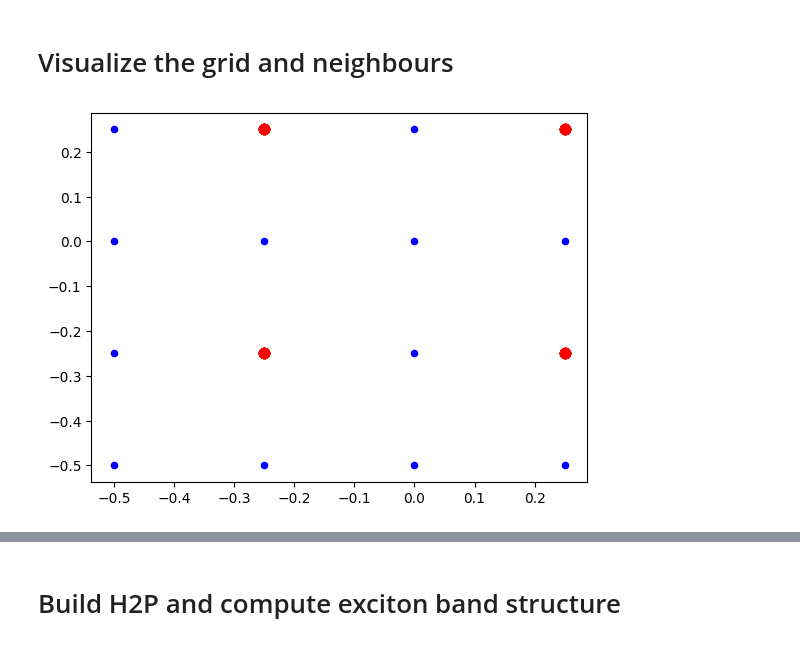
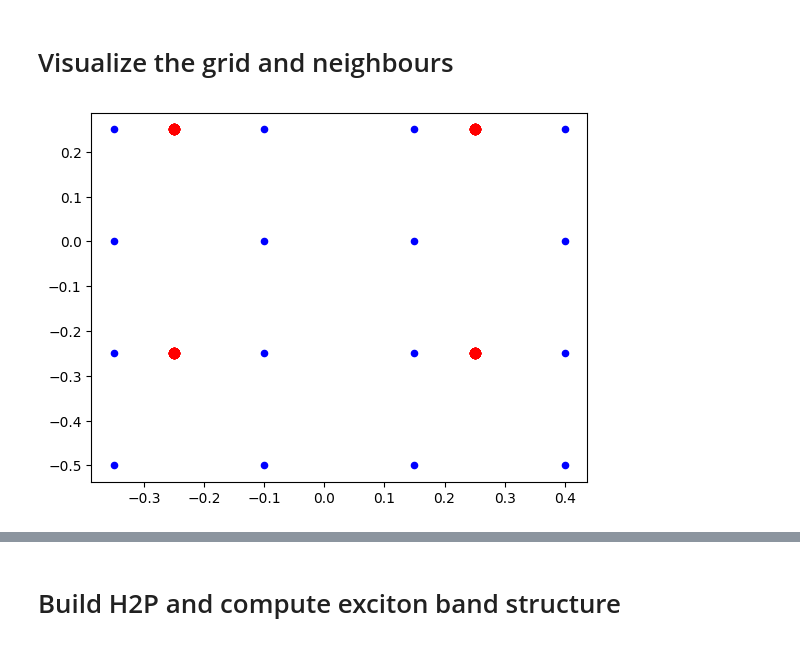
Before and after one commit to rreho/yambopy, a Jupyter notebook: wann_tests/2bands_model.ipynb, the cells around one changed output, grey strips where cells are left out. Drawn from its saved outputs; the diff is of its cells as text; code cells hidden in the pictures.

```diff
--- a/wann_tests/2bands_model.ipynb
+++ b/wann_tests/2bands_model.ipynb
@@ -220,11 +256,12 @@ np.linalg.norm(eigvec[0,:,0])
 # %% [markdown]
 # Visualize the grid and neighbours
 # %%
+nnkp_kgrid = mp_grid(nx = 4 , ny = 4 , nz = 1, latdb=c_lat,shift=[0.4,0.0,0.0])
 fig,ax = plt.subplots()
 neigh = nnkp_kgrid.fold_into_bz(nnkp_kgrid.b_grid)
 for ik,k in enumerate(nnkp_kgrid.k):
     ax.scatter(k[0], k[1], s = 20, c='blue')
     for j in range(0,8):
         ax.scatter(neigh[8*ik+j,0],neigh[8*ik+j,1], s=50,c = 'red')
 # %% [output]
-[figure, old version]
+[figure, new version]
```
Also changed, not shown: parts of 15 cells of this notebook, 1 other file.
